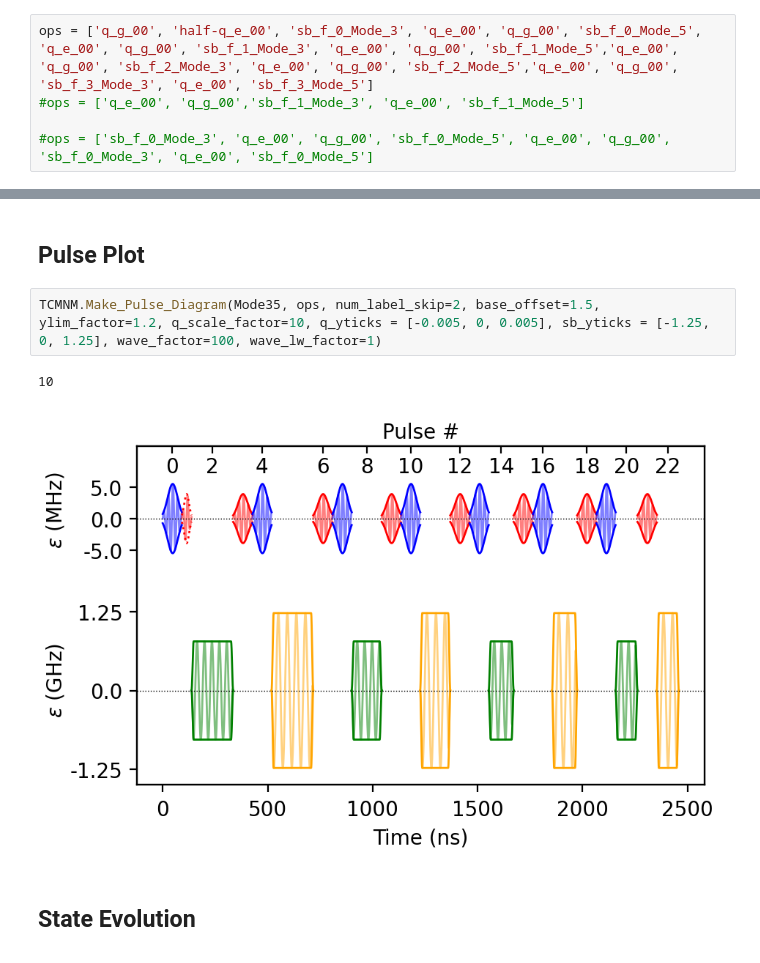
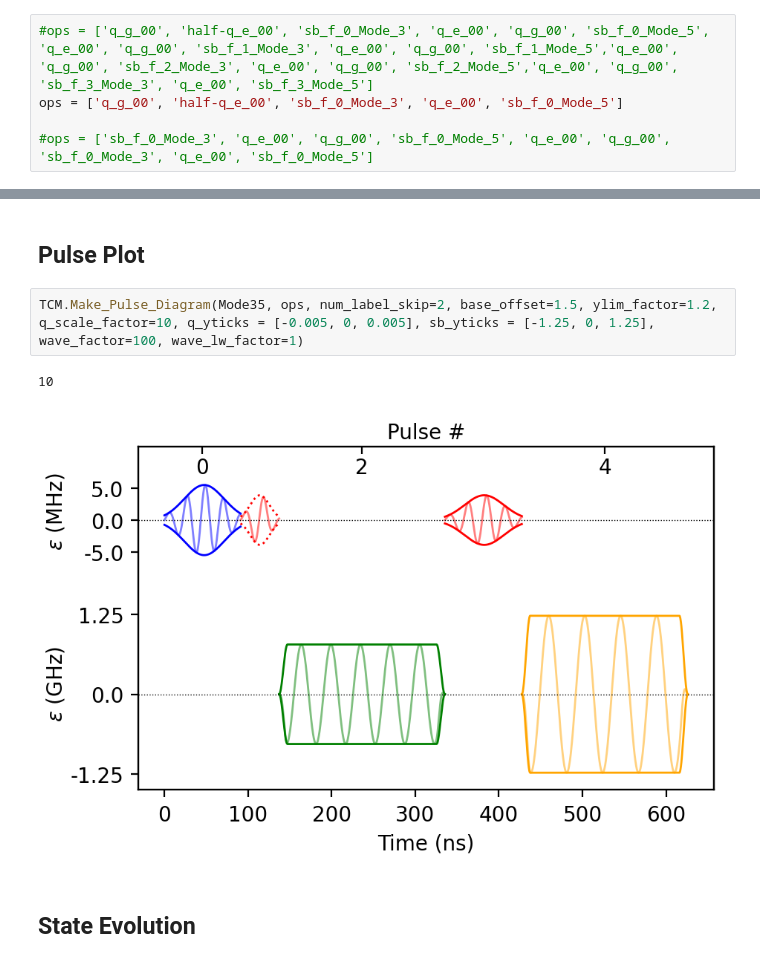
Before and after one commit to chakramlab/CavityModeDriveSimulations, a Jupyter notebook: TwoModeNotebooks/TwoModes.ipynb, the cells around one changed output, grey strips where cells are left out. Saved outputs shown, nothing was run; the diff lists cells and outputs as text.

```diff
--- a/TwoModeNotebooks/TwoModes.ipynb
+++ b/TwoModeNotebooks/TwoModes.ipynb
@@ -833,6 +829,6 @@ plt.legend()
 # %%
-ops = ['q_g_00', 'half-q_e_00', 'sb_f_0_Mode_3', 'q_e_00', 'q_g_00', 'sb_f_0_Mode_5', 'q_e_00', 'q_g_00', 'sb_f_1_Mode_3', 'q_e_00', 'q_g_00', 'sb_f_1_Mode_5','q_e_00', 'q_g_00', 'sb_f_2_Mode_3', 'q_e_00', 'q_g_00', 'sb_f_2_Mode_5','q_e_00', 'q_g_00', 'sb_f_3_Mode_3', 'q_e_00', 'sb_f_3_Mode_5']
-#ops = ['q_e_00', 'q_g_00','sb_f_1_Mode_3', 'q_e_00', 'sb_f_1_Mode_5']
+#ops = ['q_g_00', 'half-q_e_00', 'sb_f_0_Mode_3', 'q_e_00', 'q_g_00', 'sb_f_0_Mode_5', 'q_e_00', 'q_g_00', 'sb_f_1_Mode_3', 'q_e_00', 'q_g_00', 'sb_f_1_Mode_5','q_e_00', 'q_g_00', 'sb_f_2_Mode_3', 'q_e_00', 'q_g_00', 'sb_f_2_Mode_5','q_e_00', 'q_g_00', 'sb_f_3_Mode_3', 'q_e_00', 'sb_f_3_Mode_5']
+ops = ['q_g_00', 'half-q_e_00', 'sb_f_0_Mode_3', 'q_e_00', 'sb_f_0_Mode_5']
 
 #ops = ['sb_f_0_Mode_3', 'q_e_00', 'q_g_00', 'sb_f_0_Mode_5', 'q_e_00', 'q_g_00', 'sb_f_0_Mode_3', 'q_e_00', 'sb_f_0_Mode_5']
 # %%
@@ -859,10 +843,10 @@ step 23: sb_f_3_Mode_5
 # %% [markdown]
 ## Pulse Plot
 # %%
-TCMNM.Make_Pulse_Diagram(Mode35, ops, num_label_skip=2, base_offset=1.5, ylim_factor=1.2, q_scale_factor=10, q_yticks = [-0.005, 0, 0.005], sb_yticks = [-1.25, 0, 1.25], wave_factor=100, wave_lw_factor=1)
+TCM.Make_Pulse_Diagram(Mode35, ops, num_label_skip=2, base_offset=1.5, ylim_factor=1.2, q_scale_factor=10, q_yticks = [-0.005, 0, 0.005], sb_yticks = [-1.25, 0, 1.25], wave_factor=100, wave_lw_factor=1)
 # %% [output]
 10
-[figure, old version]
+[figure, new version]
 # %% [markdown]
 ## State Evolution
 # %% [markdown]
```
Also changed, not shown: parts of 5 cells of this notebook, 4 other files.
